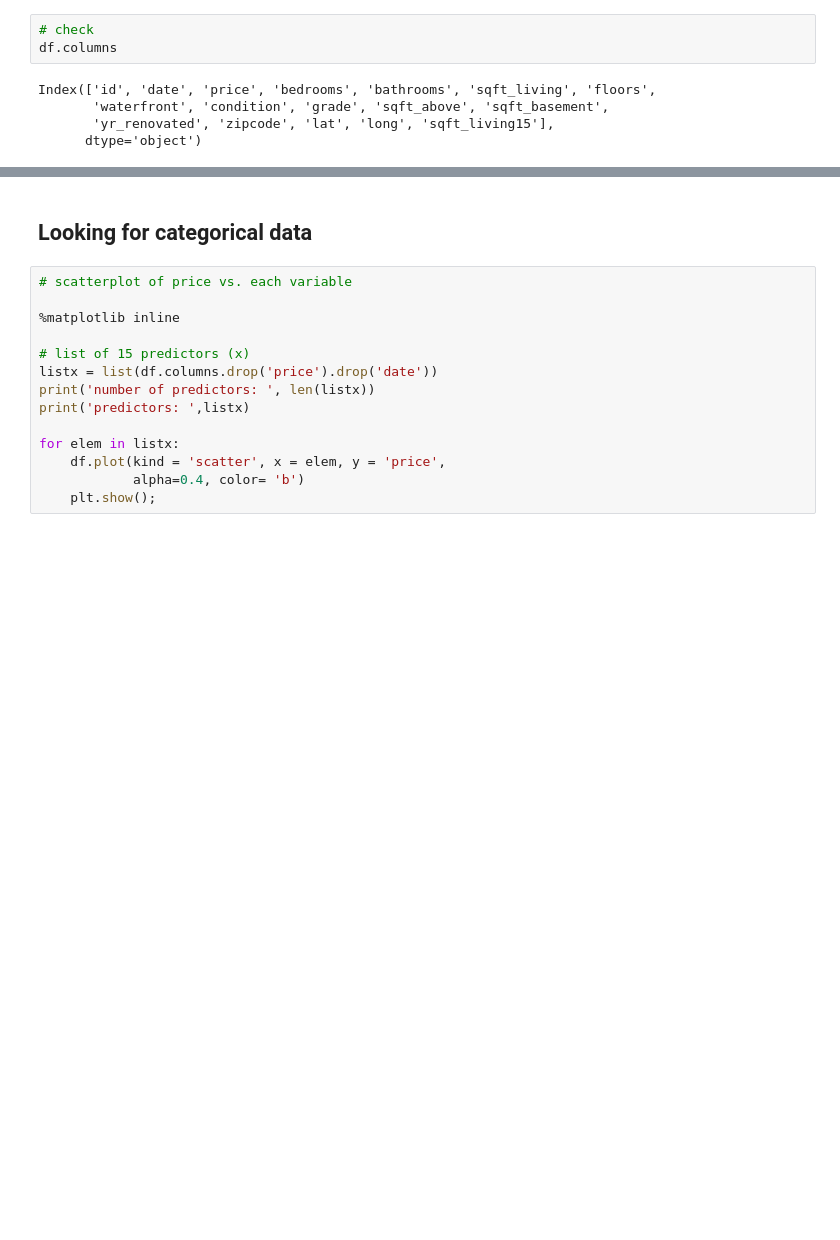
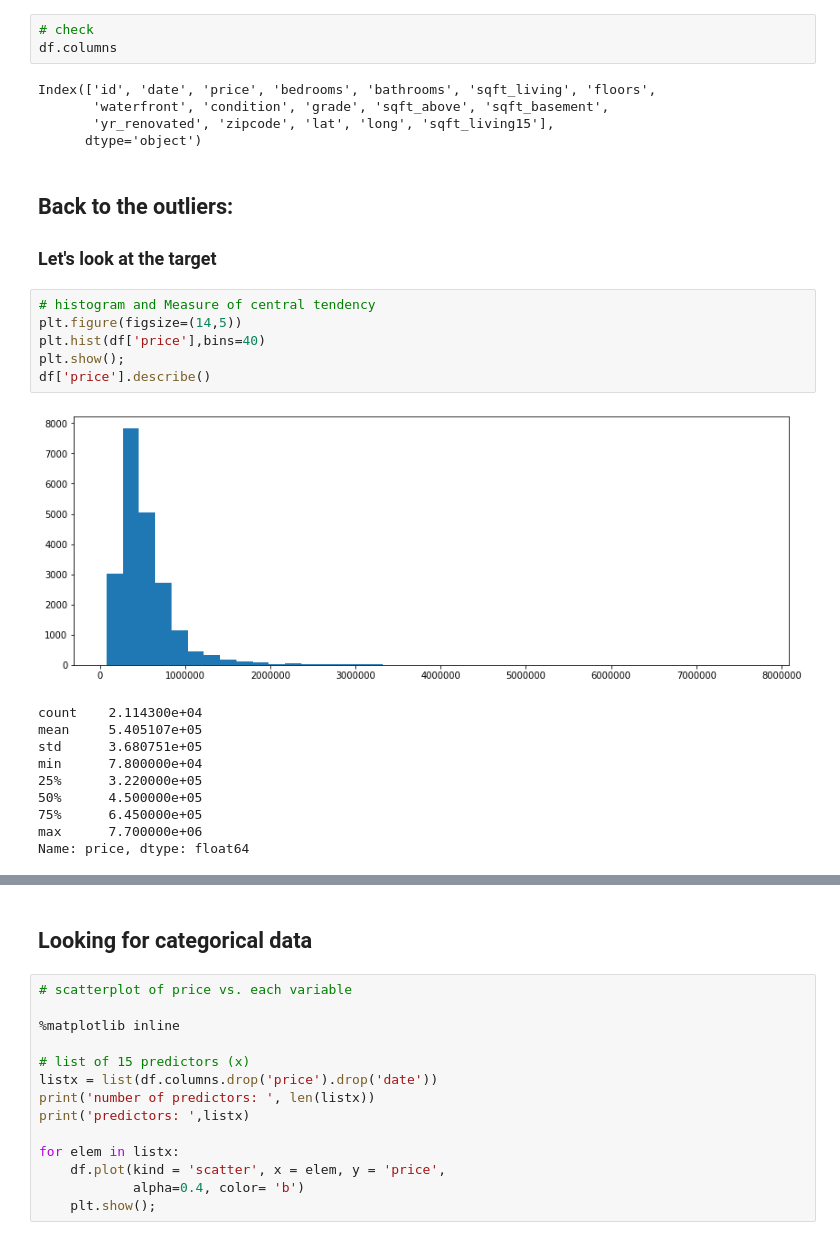
Before and after one commit to poariston/dsc-mod-2-project-v2-1-online-ds-pt-120919, a Jupyter notebook: poariston_FullTrack01.ipynb, the cells around one changed output, grey strips where cells are left out. Drawn from its saved outputs; the diff is of its cells as text; blank space fills up the shorter version.

```diff
--- a/poariston_FullTrack01.ipynb
+++ b/poariston_FullTrack01.ipynb
@@ -475,3 +475,23 @@ Index(['id', 'date', 'price', 'bedrooms', 'bathrooms', 'sqft_living', 'floors',
        'waterfront', 'condition', 'grade', 'sqft_above', 'sqft_basement',
        'yr_renovated', 'zipcode', 'lat', 'long', 'sqft_living15'],
       dtype='object')
+# %% [markdown]
+## Back to the outliers:
+### Let's look at the target
+# %%
+# histogram and Measure of central tendency
+plt.figure(figsize=(14,5))
+plt.hist(df['price'],bins=40)
+plt.show();
+df['price'].describe()
+# %% [output]
+[figure, added]
+count    2.114300e+04
+mean     5.405107e+05
+std      3.680751e+05
+min      7.800000e+04
+25%      3.220000e+05
+50%      4.500000e+05
+75%      6.450000e+05
+max      7.700000e+06
+Name: price, dtype: float64
```
Also changed, not shown: parts of 11 cells of this notebook.
